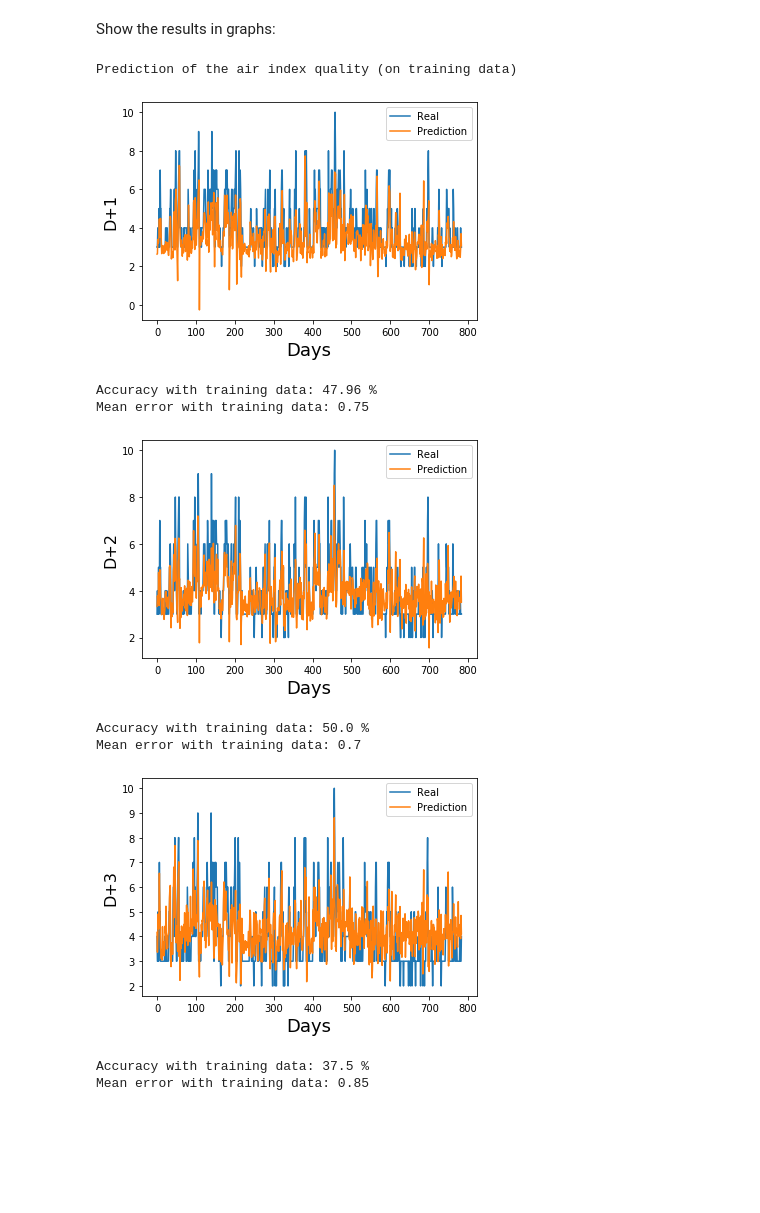
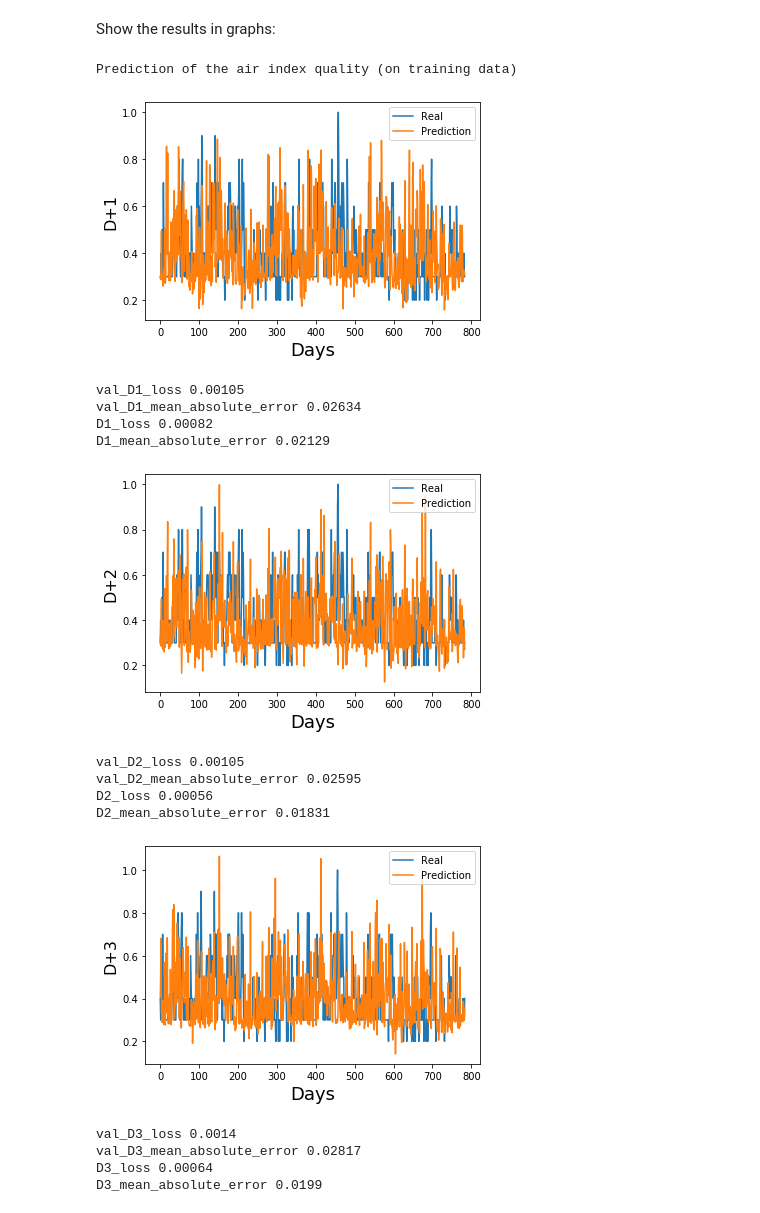
Before and after one commit to AlexandreVerept/AirIQ2, a Jupyter notebook: 0_ResearchWork/4_SecondModel/ModelLSTM_Alex.ipynb, the cells around one changed output. Saved outputs shown, nothing was run; the diff lists cells and outputs as text; code cells hidden in the pictures; blank space fills up the shorter version.

Commit message:
Maj dataset + Optimizer search
correction du doublon dans les datasets + recherche des meilleurs modèles

```diff
--- a/0_ResearchWork/4_SecondModel/ModelLSTM_Alex.ipynb
+++ b/0_ResearchWork/4_SecondModel/ModelLSTM_Alex.ipynb
@@ -138,6 +140,7 @@ for indexRow, rowx in features.iterrows():
 
 x_train = np.array(x_train)
 y_train = np.array(y_train)
+y_train = y_train.reshape(y_train.shape[0],3,1)
 print("x_train :",x_train.shape)
 print("y_train :",y_train.shape)
 # %% [output]
@@ -158,6 +161,5 @@ from keras.layers import LSTM, Dense
 # %%
 OPTIMIZER = RMSprop(0.0005)
-LOSS = 'mae'
 
 if LOAD_MODEL:
     model = load_model(PATH_TO_MODELS + MODEL_TO_LOAD_NAME)
@@ -165,11 +167,17 @@ if LOAD_MODEL:
 else:
     # Model
     input_shape = (x_train.shape[-2],x_train.shape[-1])
+    inp = Input(input_shape)
+    _ = LSTM(512,input_shape=input_shape,name='LSTM_layer')(inp)
+    _ = Dense(128,name="Intermediate_dense_layer")(_)
 
-    model = Sequential()
-    model.add(LSTM(512,input_shape=input_shape,name='LSTM_layer'))
-    model.add(Dense(3,name="Dense_layer"))
-    model.compile(optimizer=OPTIMIZER, loss=LOSS)
+    outD1 = Dense(1,name="D1")(_)
+    outD2 = Dense(1,name="D2")(_)
+    outD3 = Dense(1,name="D3")(_)
+
+    model = Model(inputs=[inp], outputs=[outD1, outD2, outD3])
+
+    model.compile(optimizer=OPTIMIZER, loss={'D1': 'mse', 'D2': 'mse', 'D3': 'mse'}, metrics={'D1': 'mae', 'D2': 'mae', 'D3': 'mae'})
     model.summary()
 # %% [output]
 WARNING:tensorflow:From C:\ProgramData\Anaconda3\lib\site-packages\keras\backend\tensorflow_backend.py:74: The name tf.get_default_graph is deprecated. Please use tf.compat.v1.get_default_graph instea ...
@@ -194,8 +200,8 @@ _________________________________________________________________
 # %% [markdown]
 ### Train
 # %%
-EPOCHS = 20
-kfoldsize = 3
+EPOCHS = 40
+kfoldsize = 5
 
 callbackName = str('.\logs\\'+str(datetime.datetime.now().strftime("%Y-%m-%d_%H-%M-%S")))
 tensor_board = TensorBoard(callbackName)
@@ -204,7 +210,7 @@ for train_index,test_index in KFold(kfoldsize).split(x_train):
     x,x_val = x_train[train_index],x_train[test_index]
     y,y_val = y_train[train_index],y_train[test_index]
 
-    model.fit(x=x, y=y, validation_data=(x_val,y_val),epochs=EPOCHS,callbacks = [tensor_board])
+    hist = model.fit(x=x, y=[y[:,0],y[:,1],y[:,2]], validation_data=(x_val,[y_val[:,0],y_val[:,1],y_val[:,2]]),epochs=EPOCHS,callbacks = [tensor_board])
 # %% [output]
 WARNING:tensorflow:From C:\ProgramData\Anaconda3\lib\site-packages\tensorflow\python\ops\math_grad.py:1250: add_dispatch_support.<locals>.wrapper (from tensorflow.python.ops.array_ops) is deprecated a ...
 Instructions for updating:
@@ -264,26 +240,37 @@ meanError = mean_error_3days(y_pred_visual,y_train_visual)
+# %%
+y_pred = model.predict(x_train)
+
+y_train_visual = np.array(y_train)
+y_pred_visual = np.array(y_pred).reshape(y_train_visual.shape)
 # %% [markdown]
 Show the results in graphs:
 # %%
-print('Prediction of the air index quality (on training data)')
+print('Prediction of the air index quality')
 for plusDay in range(3):
     #plot predict
     plt.plot(y_train_visual[:,plusDay], label='Real')
     plt.plot(y_pred_visual[:,plusDay], label='Prediction')
     plt.xlabel('Days', fontsize=18)
     plt.ylabel('D+'+str(plusDay+1), fontsize=16)
     plt.legend()
     plt.show()
-
-    print("Accuracy with training data:",round(accuracy[plusDay],2),"%")
-    print("Mean error with training data:",round(meanError[plusDay],2))
+    for measureName in hist.history:
+        if "D"+str(plusDay+1) in measureName:
+            print(measureName,round(hist.history[measureName][-1],5))
 # %% [output]
 Prediction of the air index quality (on training data)
-[figure, old version]
+[figure, new version]
-Accuracy with training data: 47.96 %
-Mean error with training data: 0.75
+val_D1_loss 0.00105
+val_D1_mean_absolute_error 0.02634
+D1_loss 0.00082
+D1_mean_absolute_error 0.02129
-[figure, old version]
+[figure, new version]
-Accuracy with training data: 50.0 %
-Mean error with training data: 0.7
+val_D2_loss 0.00105
+val_D2_mean_absolute_error 0.02595
+D2_loss 0.00056
+D2_mean_absolute_error 0.01831
-[figure, old version]
+[figure, new version]
-Accuracy with training data: 37.5 %
-Mean error with training data: 0.85
+val_D3_loss 0.0014
+val_D3_mean_absolute_error 0.02817
+D3_loss 0.00064
+D3_mean_absolute_error 0.0199
```
Also changed, not shown: parts of 11 cells of this notebook, 5 other files.
